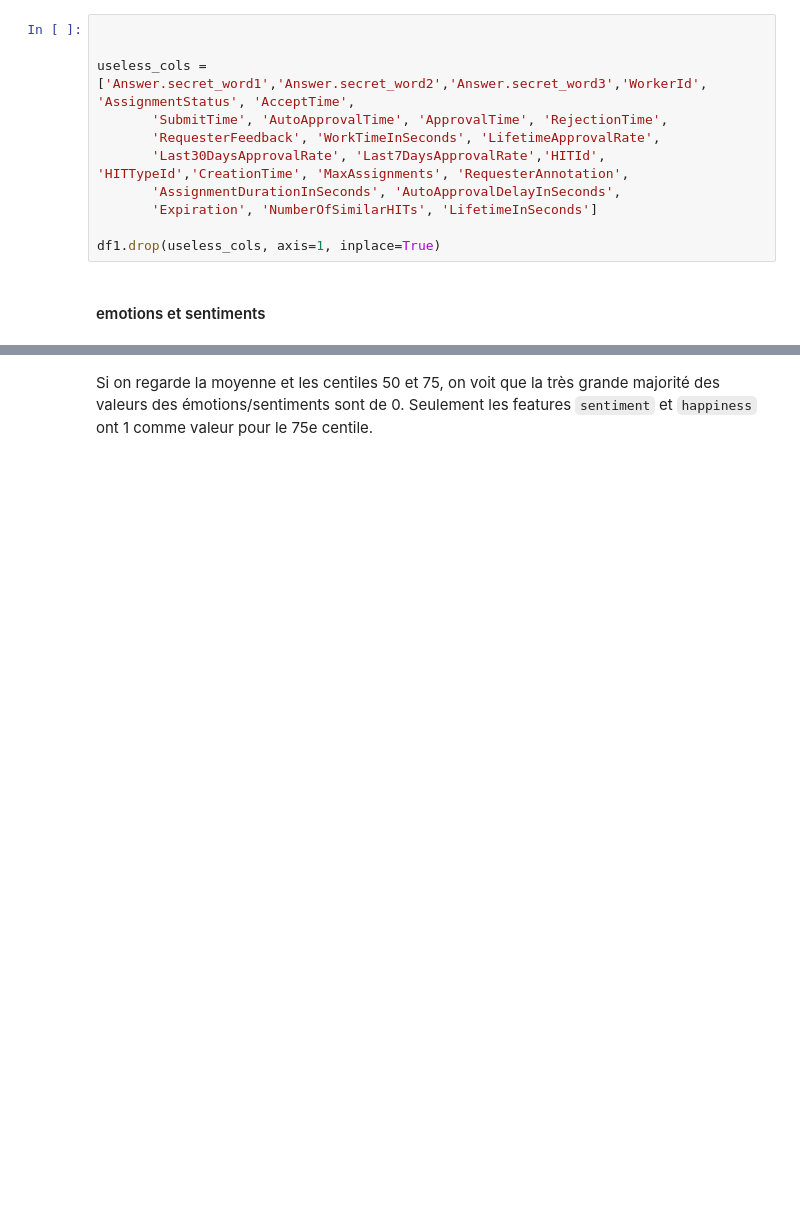
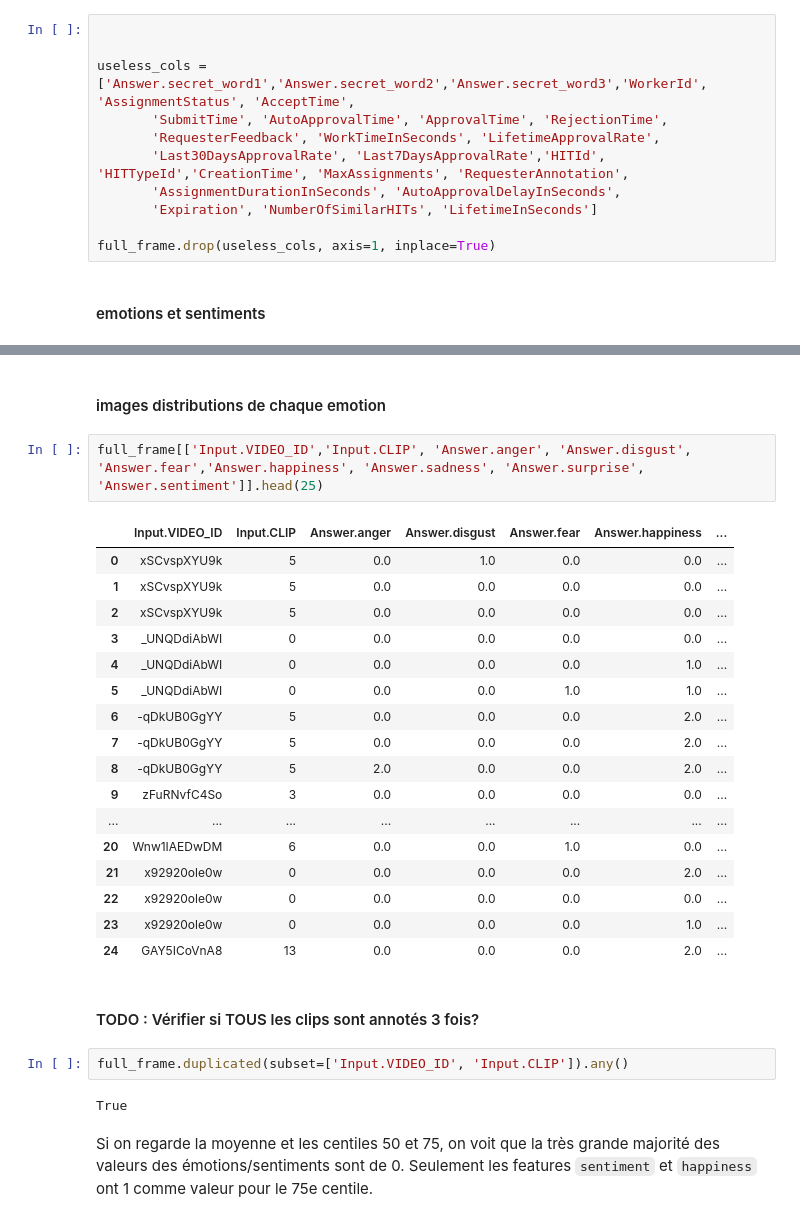
Before and after one commit to phgz/emotion, a Jupyter notebook: notebooks/text_cleaning.ipynb, the cells around one changed output, grey strips where cells are left out. Drawn from its saved outputs; the diff is of its cells as text; blank space fills up the shorter version.

```diff
--- a/notebooks/text_cleaning.ipynb
+++ b/notebooks/text_cleaning.ipynb
@@ -101,7 +119,7 @@ useless_cols = ['Answer.secret_word1','Answer.secret_word2','Answer.secret_word3
        'AssignmentDurationInSeconds', 'AutoApprovalDelayInSeconds',
        'Expiration', 'NumberOfSimilarHITs', 'LifetimeInSeconds']
 
-df1.drop(useless_cols, axis=1, inplace=True)
+full_frame.drop(useless_cols, axis=1, inplace=True)
 # %% [markdown]
 #### emotions et sentiments
 # %%
@@ -124,3 +151,31 @@ False
+# %% [markdown]
+#### images distributions de chaque emotion
+# %%
+full_frame[['Input.VIDEO_ID','Input.CLIP', 'Answer.anger', 'Answer.disgust', 'Answer.fear','Answer.happiness', 'Answer.sadness', 'Answer.surprise', 'Answer.sentiment']].head(25)
+# %% [output]
+|  | Input.VIDEO_ID | Input.CLIP | Answer.anger | Answer.disgust | Answer.fear | Answer.happiness | ... |
+| 0 | xSCvspXYU9k | 5 | 0.0 | 1.0 | 0.0 | 0.0 | ... |
+| 1 | xSCvspXYU9k | 5 | 0.0 | 0.0 | 0.0 | 0.0 | ... |
+| 2 | xSCvspXYU9k | 5 | 0.0 | 0.0 | 0.0 | 0.0 | ... |
+| 3 | _UNQDdiAbWI | 0 | 0.0 | 0.0 | 0.0 | 0.0 | ... |
+| 4 | _UNQDdiAbWI | 0 | 0.0 | 0.0 | 0.0 | 1.0 | ... |
+| 5 | _UNQDdiAbWI | 0 | 0.0 | 0.0 | 1.0 | 1.0 | ... |
+| 6 | -qDkUB0GgYY | 5 | 0.0 | 0.0 | 0.0 | 2.0 | ... |
+| 7 | -qDkUB0GgYY | 5 | 0.0 | 0.0 | 0.0 | 2.0 | ... |
+| 8 | -qDkUB0GgYY | 5 | 2.0 | 0.0 | 0.0 | 2.0 | ... |
+| 9 | zFuRNvfC4So | 3 | 0.0 | 0.0 | 0.0 | 0.0 | ... |
+| ... | ... | ... | ... | ... | ... | ... | ... |
+| 20 | Wnw1IAEDwDM | 6 | 0.0 | 0.0 | 1.0 | 0.0 | ... |
+| 21 | x92920ole0w | 0 | 0.0 | 0.0 | 0.0 | 2.0 | ... |
+| 22 | x92920ole0w | 0 | 0.0 | 0.0 | 0.0 | 0.0 | ... |
+| 23 | x92920ole0w | 0 | 0.0 | 0.0 | 0.0 | 1.0 | ... |
+| 24 | GAY5ICoVnA8 | 13 | 0.0 | 0.0 | 0.0 | 2.0 | ... |
+# %% [markdown]
+#### TODO : Vérifier si TOUS les clips sont annotés 3 fois?
+# %%
+full_frame.duplicated(subset=['Input.VIDEO_ID', 'Input.CLIP']).any()
+# %% [output]
+True
 # %% [markdown]
 Si on regarde la moyenne et les centiles 50 et 75, on voit que la très grande majorité des valeurs des émotions/sentiments sont de 0. Seulement les features `sentiment` et `happiness` ont 1 comme valeur pour le 75e centile.
 # %% [markdown]
```
Also changed, not shown: parts of 8 cells of this notebook.
